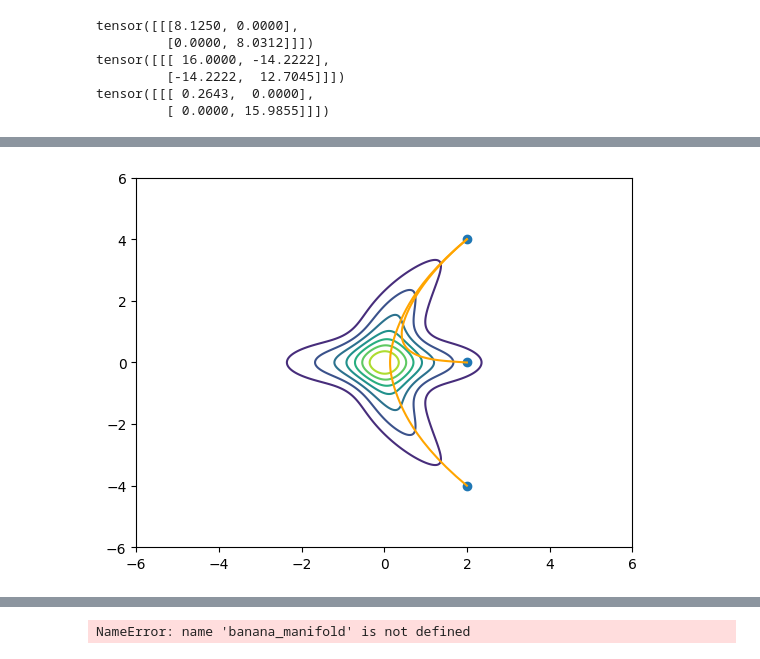
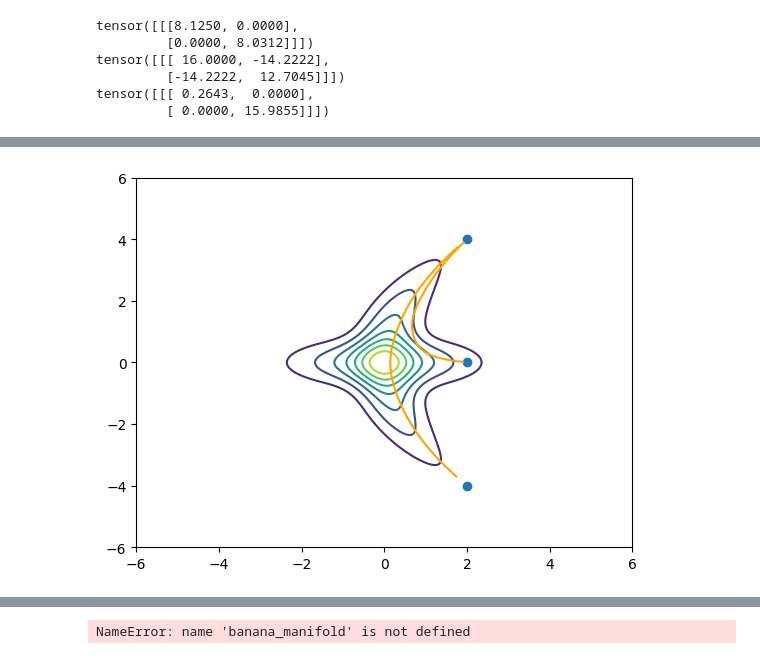
Before and after one commit to GBATZOLIS/Score-Based-Pullback-Riemannian-Geometry, a Jupyter notebook: quadratic_double_banana.ipynb, the cells around one changed output, grey strips where cells are left out. Drawn from its saved outputs; the diff is of its cells as text; code cells hidden in the pictures.

```diff
--- a/quadratic_double_banana.ipynb
+++ b/quadratic_double_banana.ipynb
@@ -61,10 +61,10 @@ tensor([[[ 0.2643,  0.0000],
          [ 0.0000, 15.9855]]])
 # %%
 # test interpolation
-t = torch.linspace(0.,1.,100)
+t = torch.linspace(0.,1.,10)
 
-geodesic_x0_x1 = double_banana_manifold.geodesic(x0,x1,t,p=p).detach().numpy()
-geodesic_x0_x2 = double_banana_manifold.geodesic(x0,x2,t,p=p).detach().numpy()
+geodesic_x0_x1 = double_banana_manifold.geodesic(x0,x1,t).detach().numpy()
+geodesic_x0_x2 = double_banana_manifold.geodesic(x0,x2,t).detach().numpy()
 
 plt.contour(x_grid, y_grid, density_banana)
 plt.plot(geodesic_x0_x1[:,0], geodesic_x0_x1[:,1], color="orange")
@@ -98,2 +94,2 @@ Epoch 900, Loss 26.622900009155273
-[figure, old version]
+[figure, new version]
 # %%
```
Also changed, not shown: parts of 4 cells of this notebook, 6 other files.
